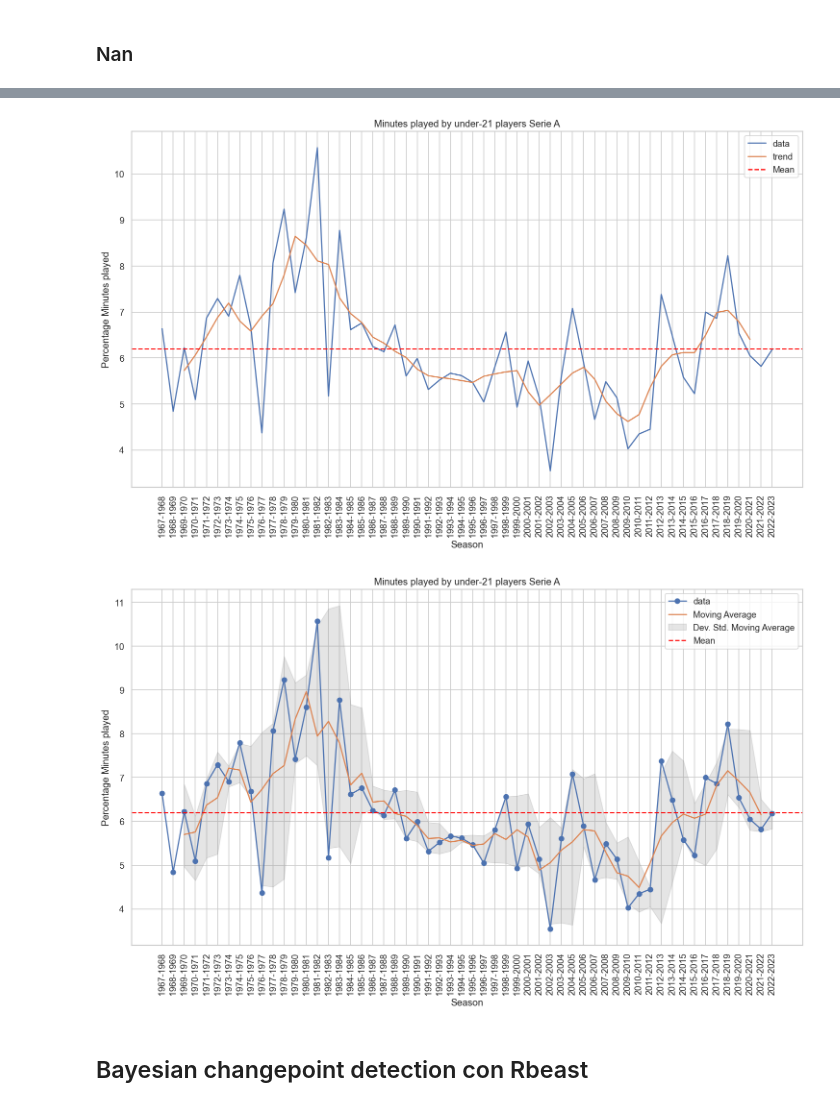
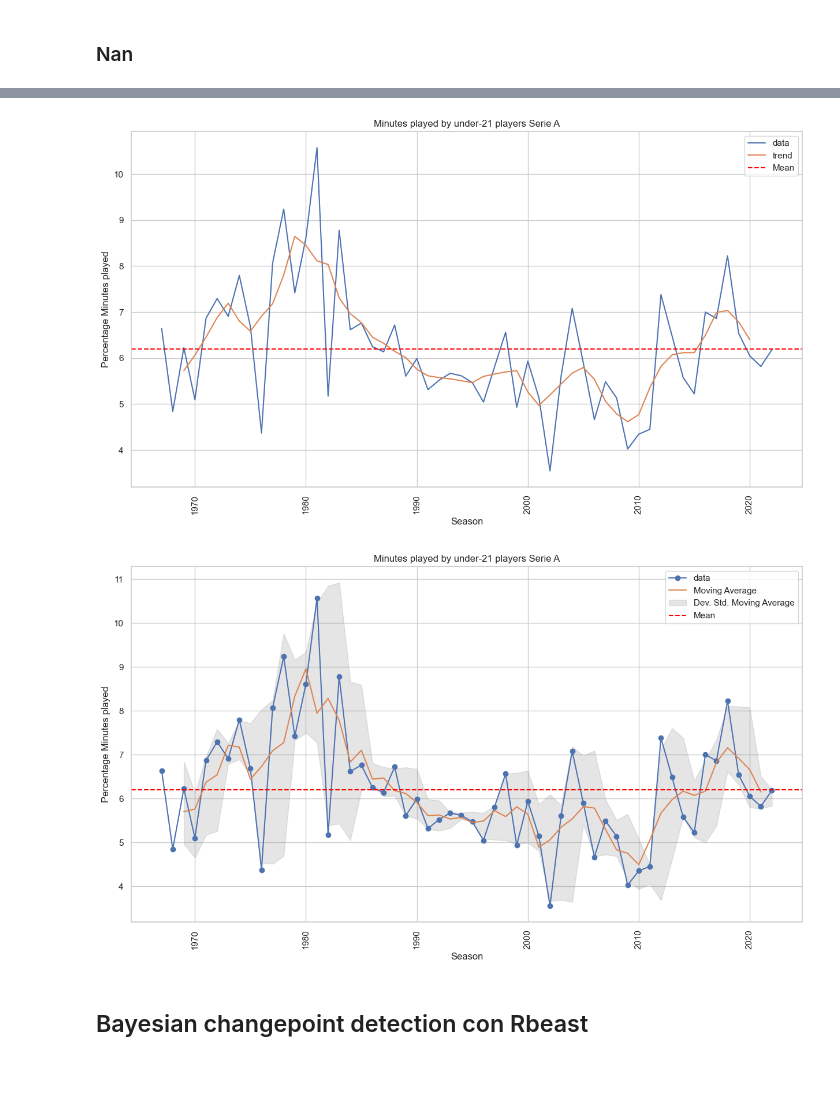
Before and after one commit to frapic98/Minutes-played-by-under-21-players-in-Serie-a, a Jupyter notebook: scraping.ipynb, the cells around one changed output, grey strips where cells are left out. Drawn from its saved outputs; the diff is of its cells as text; code cells hidden in the pictures; blank space fills up the shorter version.

```diff
--- a/scraping.ipynb
+++ b/scraping.ipynb
@@ -518,2 +166,0 @@ mins_played=mins_played.iloc[::-1]
-# %%
-mins_played["Minuti giocati under21"]=mins_played["Minuti giocati under21"].astype(float)
@@ -520,3 +183,9 @@ mins_played["Minuti giocati under21"]=mins_played["Minuti giocati under21"].asty
+# %%
+#!!!!!!join the dataframe mins_played with uefa_ranking and italy_ranking!!!!!!!!
+mins_played.index=mins_played.index.str[:4].astype(int)
+mins_played=mins_played.join(italy_ranking,how='outer')
+mins_played=mins_played.join(naz_under21,how='outer')
+mins_played=mins_played.join(dataframe,how='outer')
 # %%
 mins_played.head()
 # %% [output]
@@ -702,8 +197,0 @@ Critical values = {'1%': -3.6699197407407405, '5%': -2.9640707407407407, '10%':
-# %%
-#!!!!!!join the dataframe mins_played with uefa_ranking and italy_ranking!!!!!!!!
-mins_played.index=mins_played.index.str[:4].astype(int)
-#convert the index of mins_played to DateTime
-mins_played=mins_played.join(uefa_ranking,how='outer')
-mins_played=mins_played.join(italy_ranking,how='outer')
-mins_played=mins_played.join(naz_under21,how='outer')
-mins_played=mins_played.join(transf_serieA,how='outer')
@@ -1022,13 +372,3 @@ plt.show()
 # %%
 #convert index to datetime
 mins_played.index=pd.to_datetime(mins_played.index,format='%Y')
-# %%
-from statsmodels.tsa.seasonal import seasonal_decompose
-from matplotlib import pyplot
-plt.rcParams['figure.figsize'] = [10, 8]
-
-result = seasonal_decompose(mins_played["Minuti giocati under21"], model='additive',period=4)
-#result.trend.plot()
-#mins_played["Minuti giocati under21"].plot()
-result.plot()
-pyplot.show()
@@ -1037,47 +375,48 @@ pyplot.show()
 # %%
-#print a line plot with the minutes played normalized with line mean and marker
+result = seasonal_decompose(mins_played["Minutes_played_under21"], model='additive',period=4)
+
 sns.set_theme(style="whitegrid")
 plt.figure(figsize=(15,8))
-plt.plot(mins_played.index,mins_played["Minuti giocati under21"],label="data",linewidth=1.5)
+plt.plot(mins_played.index,mins_played["Minutes_played_under21"],label="data",linewidth=1.5)
 plt.plot(mins_played.index,result.trend,label="trend")
 
 
 plt.xlabel("Season")
 plt.ylabel("Percentage Minutes played")
 plt.title("Minutes played by under-21 players Serie A")
 #rotate the x ticks
 
 
 
 plt.xticks(rotation=90)
-plt.axhline(mins_played["Minuti giocati under21"].mean(), color='red', linestyle='--',label="Mean")
+plt.axhline(mins_played["Minutes_played_under21"].mean(), color='red', linestyle='--',label="Mean")
 plt.legend()
 plt.show()
 # %% [output]
-[figure, old version]
+[figure, new version]
 # %%
 #print a line plot with the minutes played normalized with line mean and marker
 sns.set_theme(style="whitegrid")
 plt.figure(figsize=(15,8))
-plt.plot(mins_played.index,mins_played["Minuti giocati under21"],marker='o',label="data")
+plt.plot(mins_played.index,mins_played["Minutes_played_under21"],marker='o',label="data")
 
 plt.xlabel("Season")
 plt.ylabel("Percentage Minutes played")
 plt.title("Minutes played by under-21 players Serie A")
 #rotate the x ticks
 
-mins_played["Minuti giocati under21"].rolling(4,center=True).mean().plot(label="Moving Average")
+mins_played["Minutes_played_under21"].rolling(4,center=True).mean().plot(label="Moving Average")
 #stampa anche la rolling variance
 
-plt.fill_between(mins_played.index, mins_played["Minuti giocati under21"].rolling(3).mean() - mins_played["Minuti giocati under21"].rolling(3).std(), mins_played["Minuti giocati under21"].rolling(3).mean() + mins_played["Minuti giocati under21"].rolling(3).std(), color='gray', alpha=0.2, label='Dev. Std. Moving Average')
+plt.fill_between(mins_played.index, mins_played["Minutes_played_under21"].rolling(3).mean() - mins_played["Minutes_played_under21"].rolling(3).std(), mins_played["Minutes_played_under21"].rolling(3).mean() + mins_played["Minutes_played_under21"].rolling(3).std(), color='gray', alpha=0.2, label='Dev. Std. Moving Average')
 
 
 plt.xticks(rotation=90)
-plt.axhline(mins_played["Minuti giocati under21"].mean(), color='red', linestyle='--',label="Mean")
+plt.axhline(mins_played["Minutes_played_under21"].mean(), color='red', linestyle='--',label="Mean")
 plt.legend()
 plt.show()
 # %% [output]
-[figure, old version]
+[figure, new version]
 # %% [markdown]
 ## Bayesian changepoint detection con Rbeast
 # %% [markdown]
```
Also changed, not shown: parts of 245 cells of this notebook, 2 other files.
